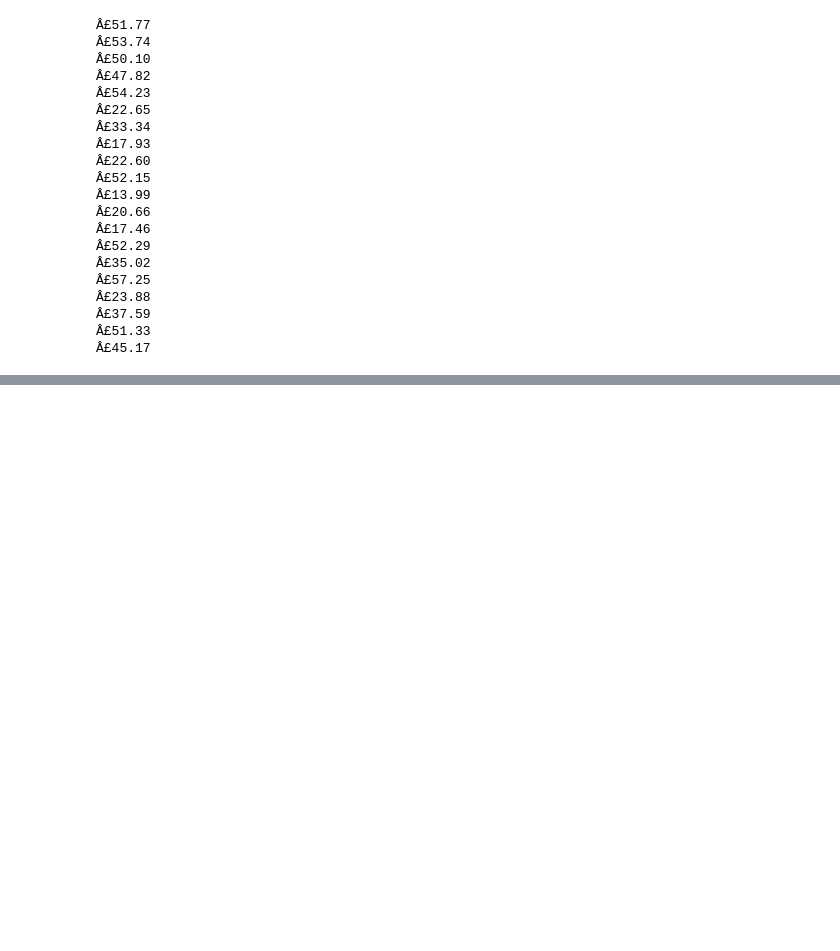
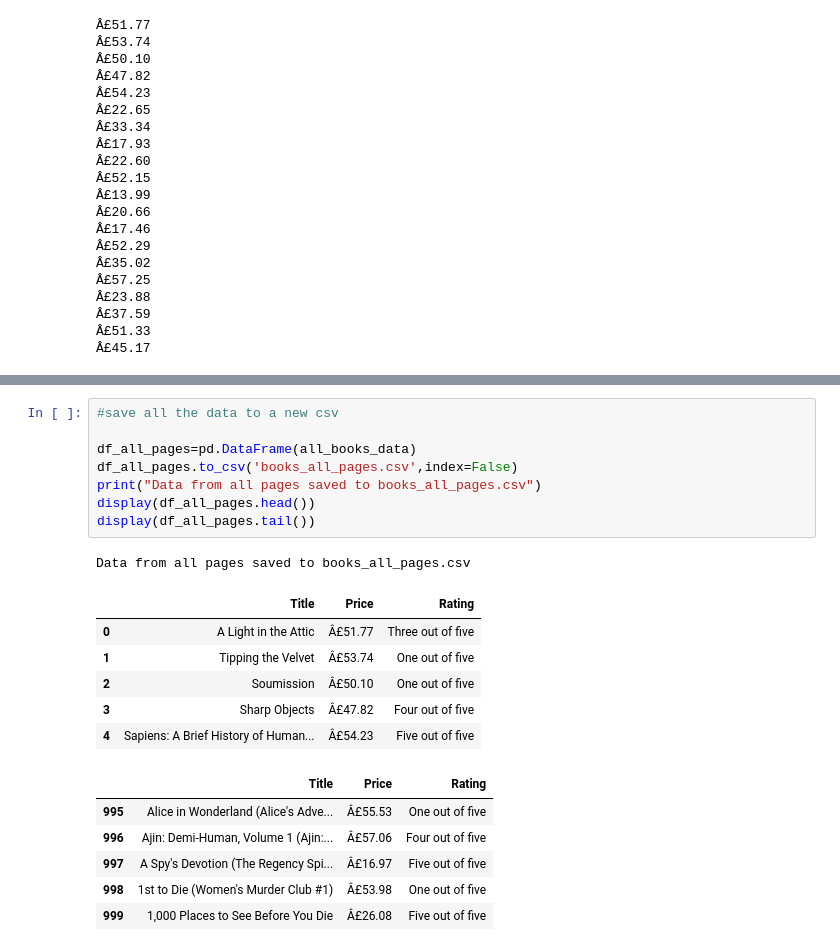
Before and after one commit to minendraa/Web-Scraping, a Jupyter notebook: webscraping.ipynb, the cells around one changed output, grey strips where cells are left out. Saved outputs shown, nothing was run; the diff lists cells and outputs as text; blank space fills up the shorter version.

```diff
--- a/webscraping.ipynb
+++ b/webscraping.ipynb
@@ -173,0 +361,22 @@ for price in all_prices:
+# %%
+#save all the data to a new csv
+
+df_all_pages=pd.DataFrame(all_books_data)
+df_all_pages.to_csv('books_all_pages.csv',index=False)
+print("Data from all pages saved to books_all_pages.csv")
+display(df_all_pages.head())
+display(df_all_pages.tail())
+# %% [output]
+Data from all pages saved to books_all_pages.csv
+|  | Title | Price | Rating |
+| 0 | A Light in the Attic | Â£51.77 | Three out of five |
+| 1 | Tipping the Velvet | Â£53.74 | One out of five |
+| 2 | Soumission | Â£50.10 | One out of five |
+| 3 | Sharp Objects | Â£47.82 | Four out of five |
+| 4 | Sapiens: A Brief History of Human... | Â£54.23 | Five out of five |
+|  | Title | Price | Rating |
+| 995 | Alice in Wonderland (Alice's Adve... | Â£55.53 | One out of five |
+| 996 | Ajin: Demi-Human, Volume 1 (Ajin:... | Â£57.06 | Four out of five |
+| 997 | A Spy's Devotion (The Regency Spi... | Â£16.97 | Five out of five |
+| 998 | 1st to Die (Women's Murder Club #1) | Â£53.98 | One out of five |
+| 999 | 1,000 Places to See Before You Die | Â£26.08 | Five out of five |
```
Also changed, not shown: parts of 17 cells of this notebook.
